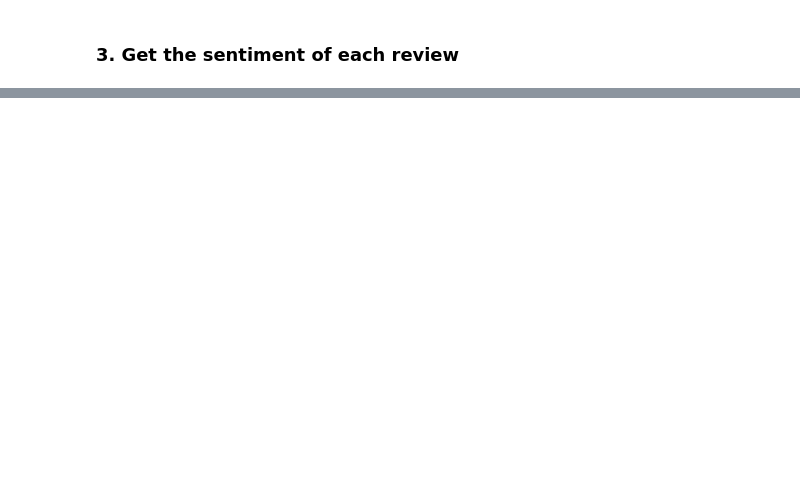
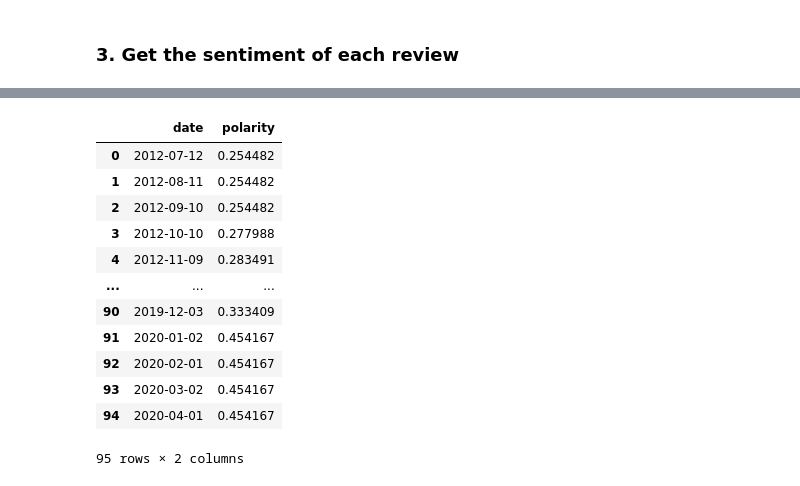
Before and after one commit to FarnazG/CodeReviews, a Jupyter notebook: NLP_Polarity.ipynb, the cells around one changed output, grey strips where cells are left out. Drawn from its saved outputs; the diff is of its cells as text; code cells hidden in the pictures; blank space fills up the shorter version.

```diff
--- a/NLP_Polarity.ipynb
+++ b/NLP_Polarity.ipynb
@@ -220,0 +320,4 @@ Onyx_df_sentiment
+# %%
+w_polarity = polarity_average(w, window=720 )
+w_polarity
+# %% [output]
@@ -220,0 +329,13 @@ Onyx_df_sentiment
+|  | date | polarity |
+| 0 | 2012-07-12 | 0.254482 |
+| 1 | 2012-08-11 | 0.254482 |
+| 2 | 2012-09-10 | 0.254482 |
+| 3 | 2012-10-10 | 0.277988 |
+| 4 | 2012-11-09 | 0.283491 |
+| ... | ... | ... |
+| 90 | 2019-12-03 | 0.333409 |
+| 91 | 2020-01-02 | 0.454167 |
+| 92 | 2020-02-01 | 0.454167 |
+| 93 | 2020-03-02 | 0.454167 |
+| 94 | 2020-04-01 | 0.454167 |
+95 rows × 2 columns
```
Also changed, not shown: parts of 10 cells of this notebook.
